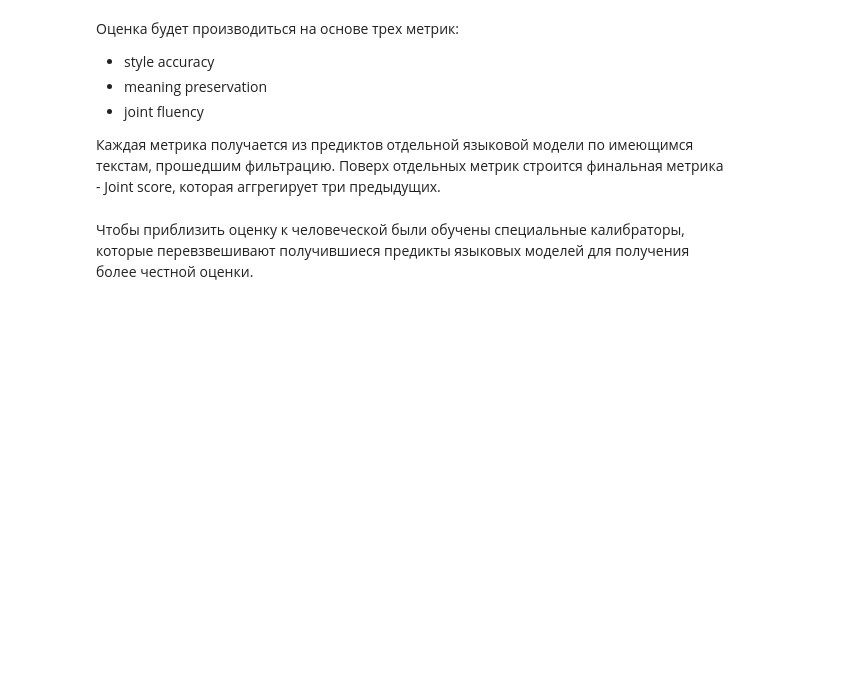
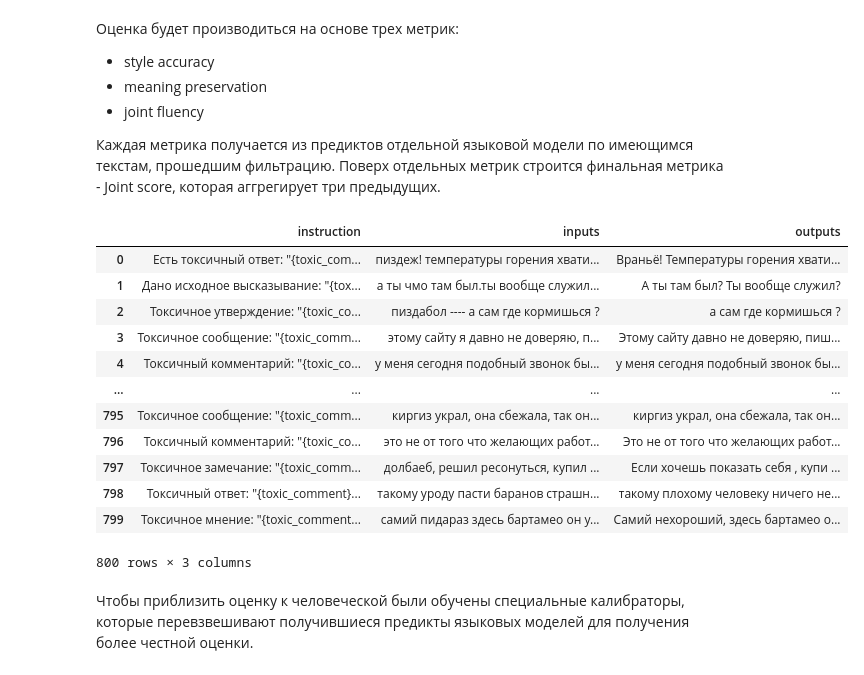
Before and after one commit to ai-forever/MERA, a Jupyter notebook: humanbenchmarks/ruDetox/agg.ipynb, the cells around one changed output. Cells and saved outputs as stored; diff of their text form; code cells hidden in the pictures; blank space fills up the shorter version.

```diff
--- a/humanbenchmarks/ruDetox/agg.ipynb
+++ b/humanbenchmarks/ruDetox/agg.ipynb
@@ -413,3 +413,21 @@ df.head(5)
 - joint fluency
 
 Каждая метрика получается из предиктов отдельной языковой модели по имеющимся текстам, прошедшим фильтрацию. Поверх отдельных метрик строится финальная метрика - Joint score, которая аггрегирует три предыдущих.
+# %%
+res_df = pd.read_csv('dataset.csv')
+# %%
+res_df
+# %% [output]
+|  | instruction | inputs | outputs |
+| 0 | Есть токсичный ответ: "{toxic_com... | пиздеж! температуры горения хвати... | Враньё! Температуры горения хвати... |
+| 1 | Дано исходное высказывание: "{tox... | а ты чмо там был.ты вообще служил... | А ты там был? Ты вообще служил? |
+| 2 | Токсичное утверждение: "{toxic_co... | пиздабол ---- а сам где кормишься ? | а сам где кормишься ? |
+| 3 | Токсичное сообщение: "{toxic_comm... | этому сайту я давно не доверяю, п... | Этому сайту давно не доверяю, пиш... |
+| 4 | Токсичный комментарий: "{toxic_co... | у меня сегодня подобный звонок бы... | у меня сегодня подобный звонок бы... |
+| ... | ... | ... | ... |
+| 795 | Токсичное сообщение: "{toxic_comm... | киргиз украл, она сбежала, так он... | киргиз украл, она сбежала, так он... |
+| 796 | Токсичный комментарий: "{toxic_co... | это не от того что желающих работ... | Это не от того что желающих работ... |
+| 797 | Токсичное замечание: "{toxic_comm... | долбаеб, решил ресонуться, купил ... | Если хочешь показать себя , купи ... |
+| 798 | Токсичный ответ: "{toxic_comment}... | такому уроду пасти баранов страшн... | такому плохому человеку ничего не... |
+| 799 | Токсичное мнение: "{toxic_comment... | самий пидараз здесь бартамео он у... | Самий нехороший, здесь бартамео о... |
+800 rows × 3 columns
```
Also changed, not shown: parts of 4 cells of this notebook, 38 other files.
